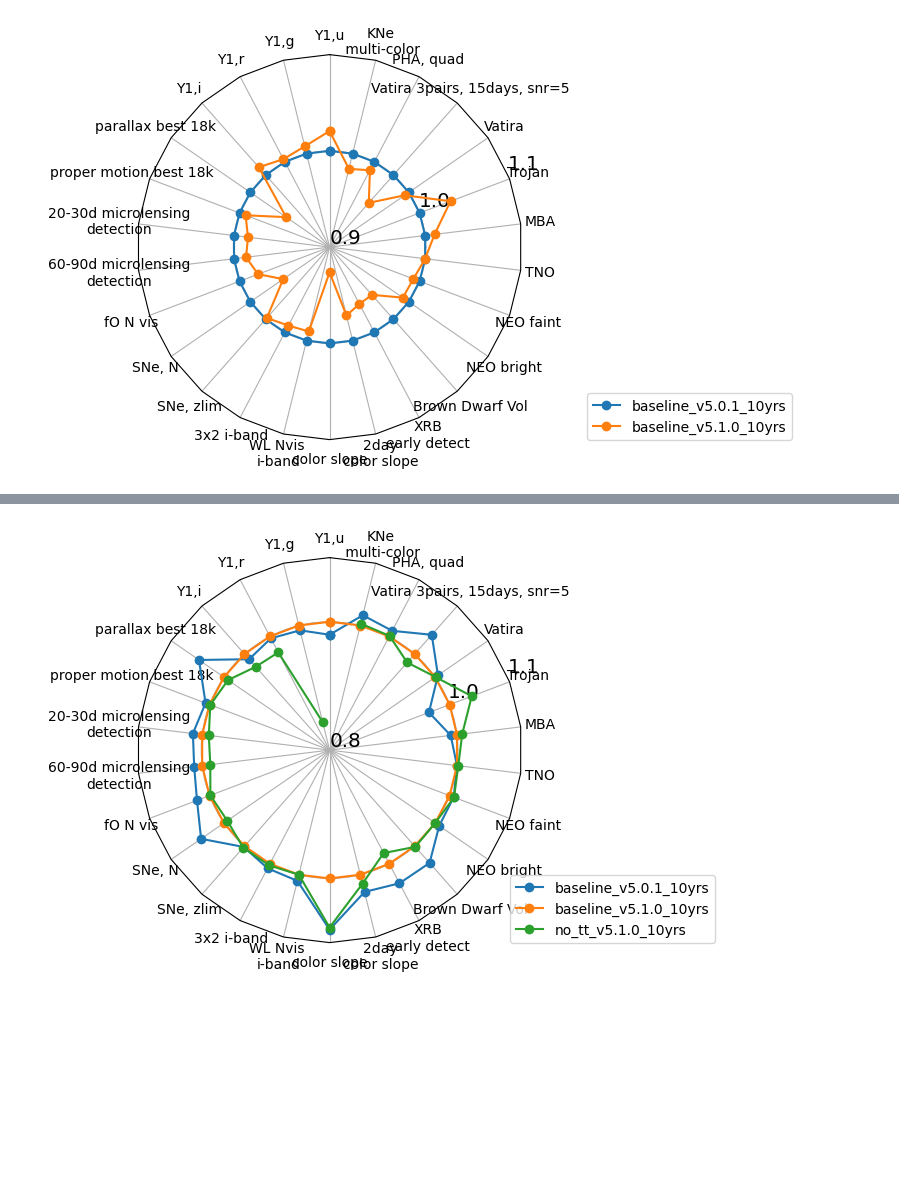
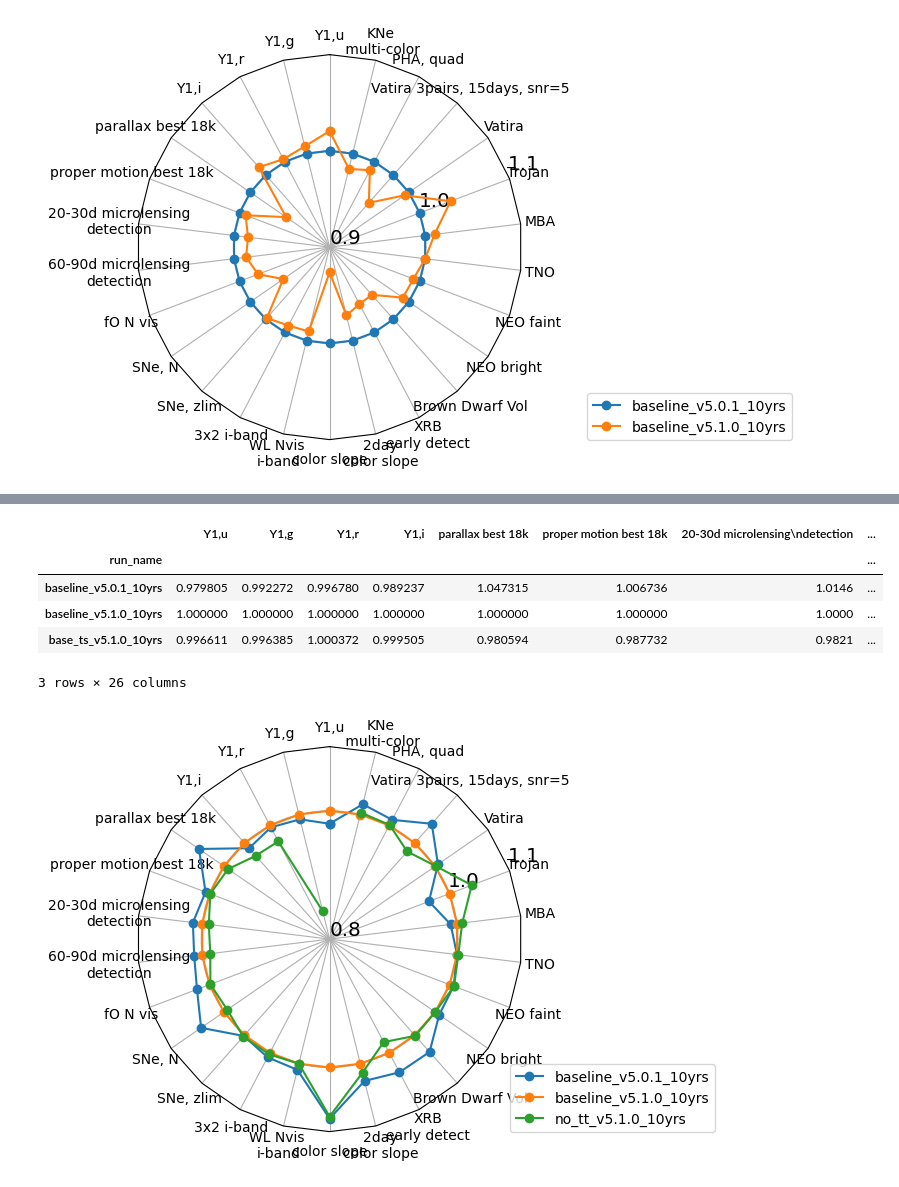
Before and after one commit to lsst-sims/sims_featureScheduler_runs5.1, a Jupyter notebook: maf/quick_look.ipynb, the cells around one changed output, grey strips where cells are left out. Drawn from its saved outputs; the diff is of its cells as text; code cells hidden in the pictures; blank space fills up the shorter version.

```diff
--- a/maf/quick_look.ipynb
+++ b/maf/quick_look.ipynb
@@ -234,3 +242,12 @@ fig, ax = radar(ndata, legend=True, rgrids=[0.9, 1.0, 1.1], bbox_to_anchor=(1.7,
+# %%
+ndata
+# %% [output]
+|  | Y1,u | Y1,g | Y1,r | Y1,i | parallax best 18k | proper motion best 18k | 20-30d microlensing\ndetection | ... |
+| run_name |  |  |  |  |  |  |  | ... |
+| baseline_v5.0.1_10yrs | 0.979805 | 0.992272 | 0.996780 | 0.989237 | 1.047315 | 1.006736 | 1.0146 | ... |
+| baseline_v5.1.0_10yrs | 1.000000 | 1.000000 | 1.000000 | 1.000000 | 1.000000 | 1.000000 | 1.0000 | ... |
+| base_ts_v5.1.0_10yrs | 0.996611 | 0.996385 | 1.000372 | 0.999505 | 0.980594 | 0.987732 | 0.9821 | ... |
+3 rows × 26 columns
 # %%
 runs = ['baseline_v5.0.1_10yrs', 'baseline_v5.1.0_10yrs'] + [run for run in data_loaded.index if 'no_tt' in run]
 
```
Also changed, not shown: parts of 2 cells of this notebook.
